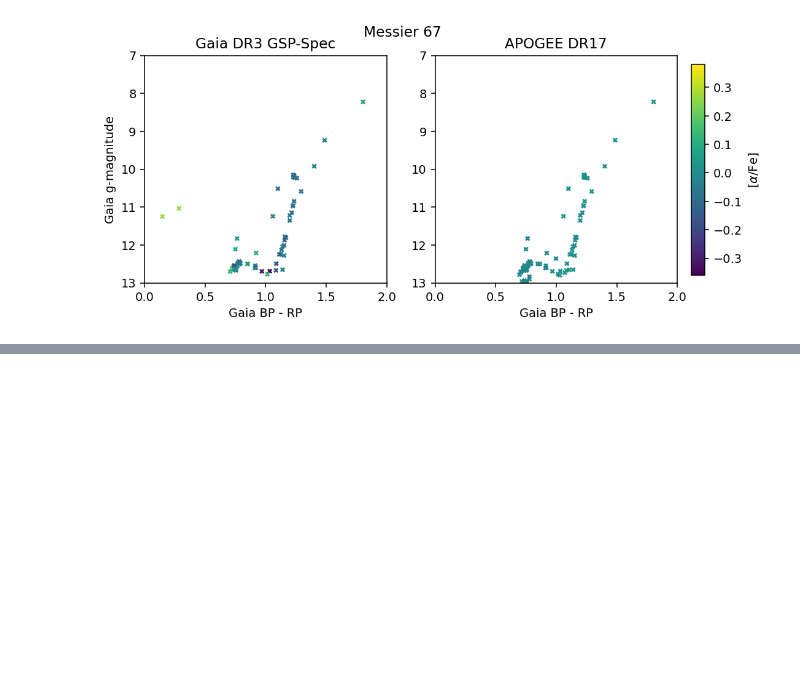
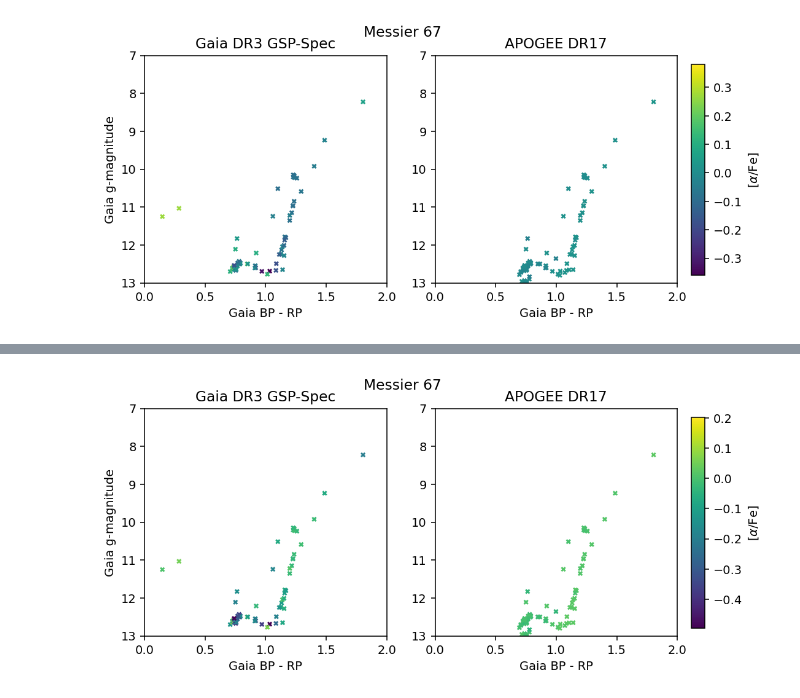
Before and after one commit to lodubay/gaia-sprint, a Jupyter notebook: apogee_alpha_abund.ipynb, the cells around one changed output, grey strips where cells are left out. Cells and saved outputs as stored; diff of their text form; code cells hidden in the pictures; blank space fills up the shorter version.

```diff
--- a/compare_apogee.ipynb
+++ b/apogee_alpha_abund.ipynb
@@ -582,0 +569,30 @@ plt.show()
+# %%
+fig, axs = plt.subplots(1, 2, figsize=(8, 3.5), dpi=140)
+
+ms = 10
+
+# colorbar
+fig.subplots_adjust(right=0.9)
+cax = plt.axes([0.92, 0.15, 0.02, 0.7])
+
+pc = axs[0].scatter(M67['bp_rp'], M67['phot_g_mean_mag'],
+               c=M67['alphafe_gspspec_calib'], s=ms, marker='x')
+cbar = fig.colorbar(pc, cax, label=r'[$\alpha$/Fe]')
+axs[0].set_ylim((13, 7))
+axs[0].set_xlim((0, 2))
+axs[0].set_xlabel('Gaia BP - RP')
+axs[0].set_ylabel('Gaia g-magnitude')
+axs[0].set_title('Gaia DR3 GSP-Spec')
+
+axs[1].scatter(M67['bp_rp'], M67['phot_g_mean_mag'],
+               c=M67['ALPHA_M'], s=ms, cmap=cbar.cmap,
+               norm=cbar.norm, marker='x')
+axs[1].set_ylim((13, 7))
+axs[1].set_xlim((0, 2))
+axs[1].set_xlabel('Gaia BP - RP')
+axs[1].set_title('APOGEE DR17')
+
+fig.suptitle('Messier 67')
+plt.show()
+# %% [output]
+[figure, added]
```
Also changed, not shown: parts of 14 cells of this notebook, 1 other file.
